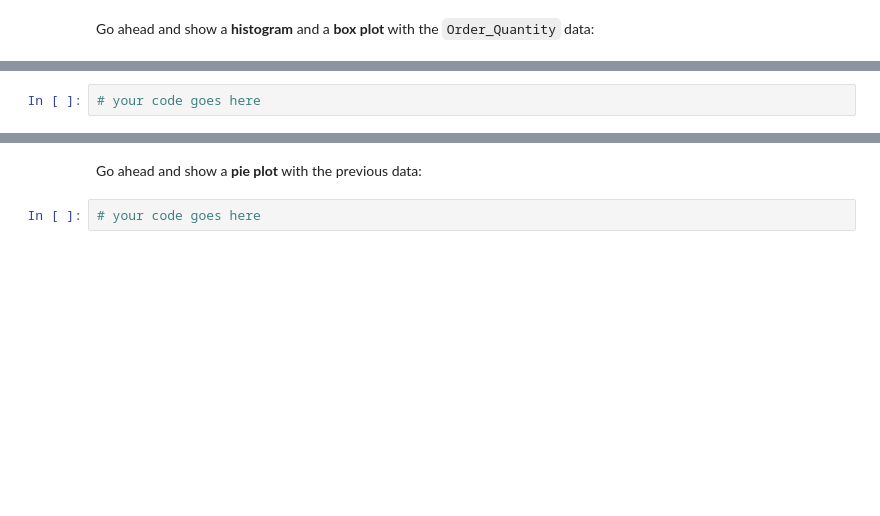
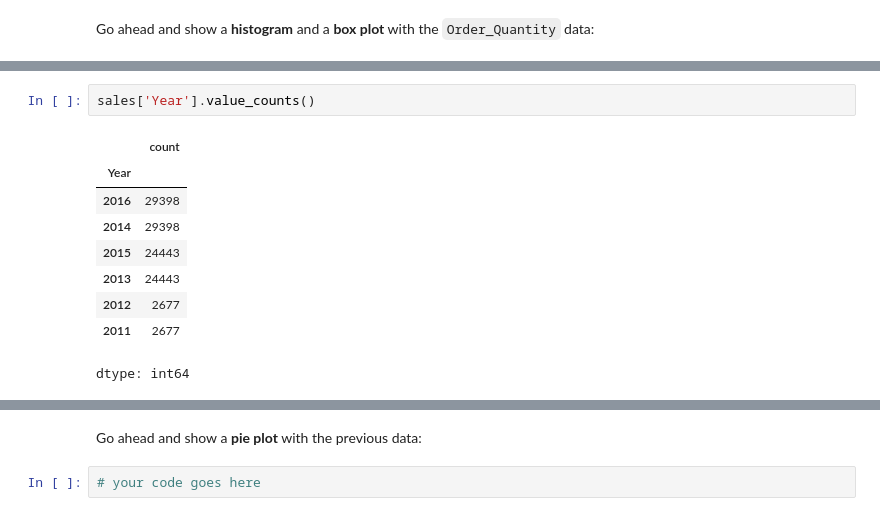
Before and after one commit to jeffreychan92/cs50-portfolio-project, a Jupyter notebook: Exercises_1.ipynb, the cells around one changed output, grey strips where cells are left out. Saved outputs shown, nothing was run; the diff lists cells and outputs as text; blank space fills up the shorter version.

```diff
--- a/Exercises_1.ipynb
+++ b/Exercises_1.ipynb
@@ -100,8 +113,18 @@ sales['Order_Quantity'].plot(kind='box', vert=False, figsize=(14,6))
 ![green-divider](https://user-images.githubusercontent.com/7065401/52071924-c003ad80-2562-11e9-8297-1c6595f8a7ff.png)
 
 ### How many sales per year do we have?
-# %%
-# your code goes here
+# %%
+sales['Year'].value_counts()
+# %% [output]
+|  | count |
+| Year |  |
+| 2016 | 29398 |
+| 2014 | 29398 |
+| 2015 | 24443 |
+| 2013 | 24443 |
+| 2012 | 2677 |
+| 2011 | 2677 |
+dtype: int64
 # %%
 # @title
 sales['Year'].value_counts()
```
Also changed, not shown: parts of 9 cells of this notebook.
